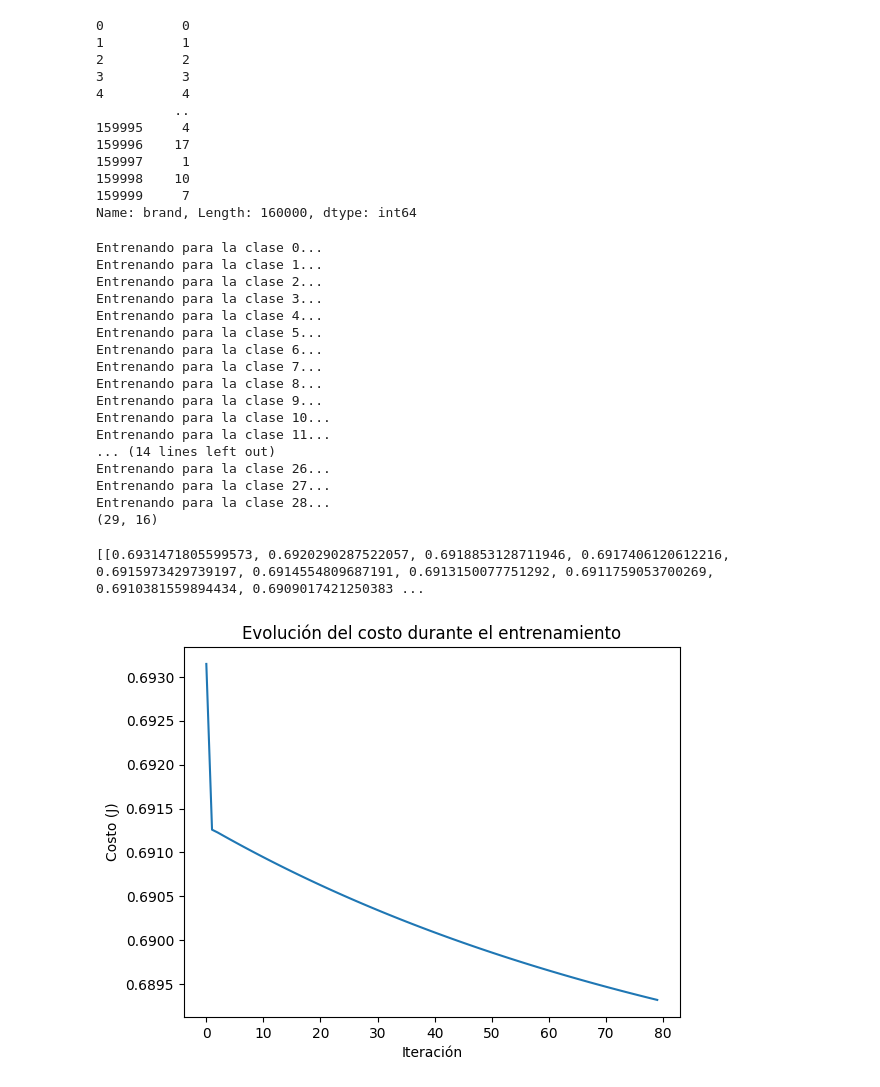
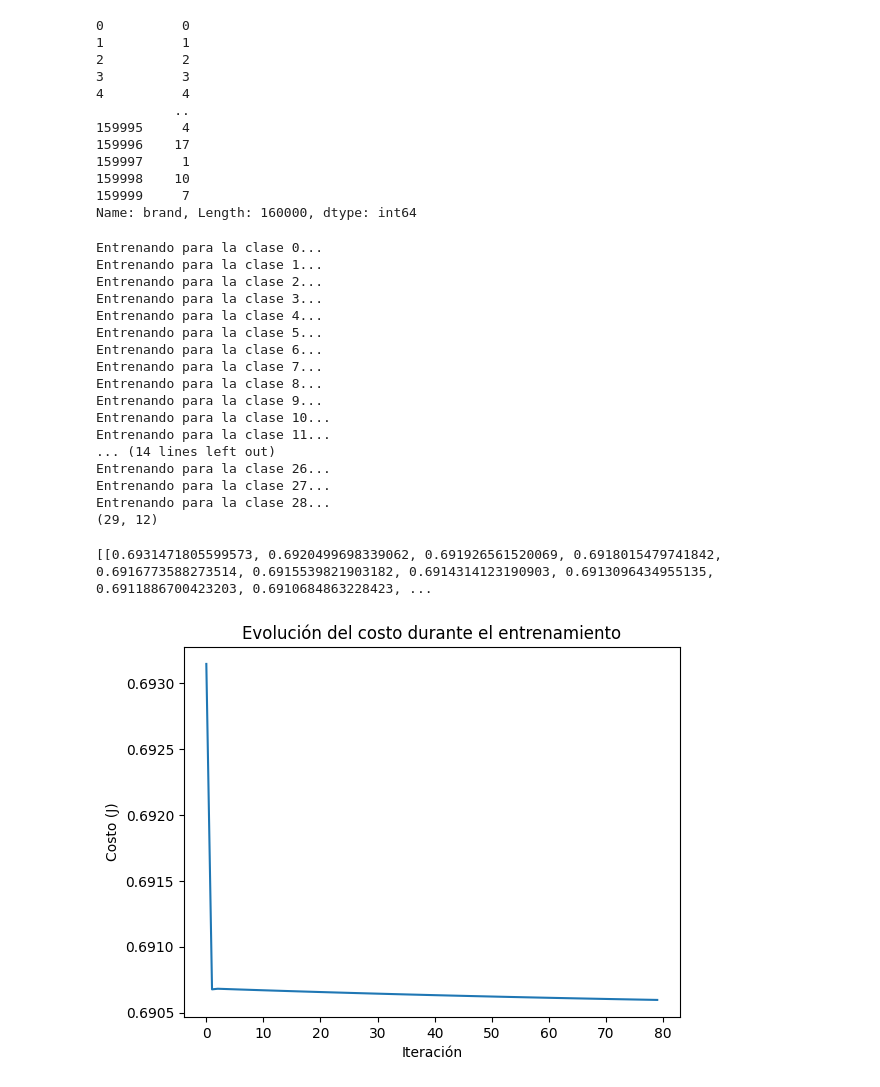
Before and after one commit to OmarChocamani/SIS420-OCL, a Jupyter notebook: Copia_de_reg_log_onevsall_03.ipynb, the cells around one changed output. Saved outputs shown, nothing was run; the diff lists cells and outputs as text; code cells hidden in the pictures.

```diff
--- a/Copia_de_reg_log_onevsall_03.ipynb
+++ b/Copia_de_reg_log_onevsall_03.ipynb
@@ -237,7 +237,7 @@ memory usage: 27.5 MB
 #data_sintetico = pd.read_csv('ruta_del_archivo_modificado.csv')
 
 # Especificar las columnas numéricas que queremos graficar
-columnas_numericas = ['price_in_euro', 'power_kw']
+columnas_numericas = ['year', 'power_kw']
 
 # Crear una figura para comparar cada atributo entre los datasets
 fig, axs = pyplot.subplots(len(columnas_numericas), 2, figsize=(12, 5 * len(columnas_numericas)))
@@ -245,13 +245,13 @@ fig, axs = pyplot.subplots(len(columnas_numericas), 2, figsize=(12, 5 * len(colu
 # Iterar sobre las columnas numéricas y generar gráficos
 for i, col in enumerate(columnas_numericas):
     # Graficar el dataset original
-    axs[i, 0].hist(data[col].dropna(), bins=30, color='blue', alpha=0.7)
+    axs[i, 0].hist(data[col].dropna(), bins=29, color='blue', alpha=0.7)
     axs[i, 0].set_title(f'{col} - Dataset Original')
     axs[i, 0].set_xlabel(col)
     axs[i, 0].set_ylabel('Frecuencia')
 
     # Graficar el dataset sintético
-    axs[i, 1].hist(data_copy[col].dropna(), bins=30, color='green', alpha=0.7)
+    axs[i, 1].hist(data_copy[col].dropna(), bins=29, color='green', alpha=0.7)
     axs[i, 1].set_title(f'{col} - Dataset Sintético')
     axs[i, 1].set_xlabel(col)
     axs[i, 1].set_ylabel('Frecuencia')
@@ -266,10 +266,10 @@ pyplot.show()
 #y_datos=nuevo_data.iloc[:,1]
 # %%
 #separamos el data set en 80% enry 20% para prueba
-X_train=nuevo_data.iloc[0:160000,[2,3,4,5,6,7,8,9,10,11,12,13,14,15,17]]
+X_train=nuevo_data.iloc[0:160000,[2,3,4,5,6,8,9,10,11,13,15]]
 y_train=nuevo_data.iloc[0:160000,1]
 
-X_test=nuevo_data.iloc[160000:,[2,3,4,5,6,7,8,9,10,11,12,13,14,15,17]]
+X_test=nuevo_data.iloc[160000:,[2,3,4,5,6,8,9,10,11,13,15]]
 y_test=nuevo_data.iloc[160000:,1]
 
 #X_train, X_test, y_train, y_test = train_test_split(X_datos, y_datos, test_size=0.2)
@@ -411,22 +411,22 @@ Entrenando para la clase 11...
 Entrenando para la clase 26...
 Entrenando para la clase 27...
 Entrenando para la clase 28...
-(29, 16)
+(29, 12)
 # %%
 print(all_J_history)
 #print(J_history)
 #print(P_history)
 # %% [output]
-[[0.6931471805599573, 0.6920290287522057, 0.6918853128711946, 0.6917406120612216, 0.6915973429739197, 0.6914554809687191, 0.6913150077751292, 0.6911759053700269, 0.6910381559894434, 0.6909017421250383 ...
+[[0.6931471805599573, 0.6920499698339062, 0.691926561520069, 0.6918015479741842, 0.6916773588273514, 0.6915539821903182, 0.6914314123190903, 0.6913096434955135, 0.6911886700423203, 0.6910684863228423, ...
 # %%
-pyplot.plot(all_J_history[1])
+pyplot.plot(all_J_history[22])
 #pyplot.plot(all_J_history)
 pyplot.xlabel('Iteración')
 pyplot.ylabel('Costo (J)')
 pyplot.title('Evolución del costo durante el entrenamiento')
 pyplot.show()
 # %% [output]
-[figure, old version]
+[figure, new version]
 # %%
 #print(all_theta)
 # %%
```
Also changed, not shown: parts of 6 cells of this notebook.
